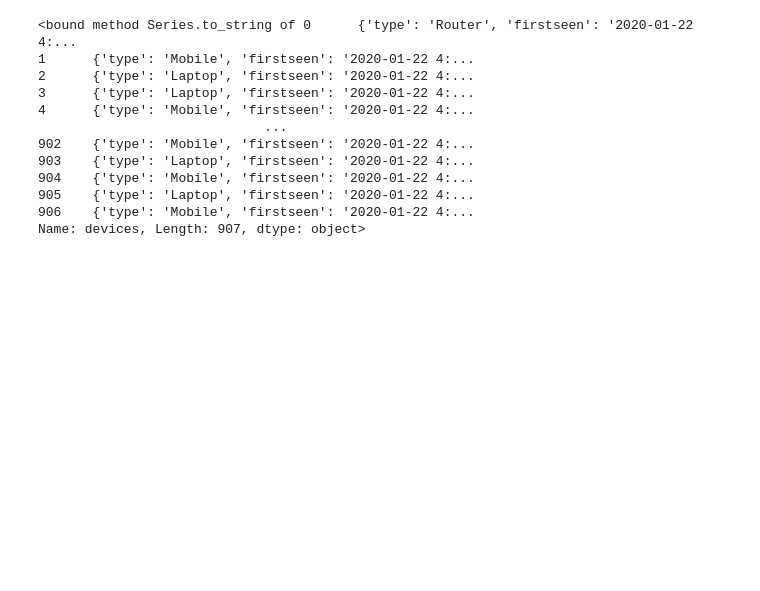
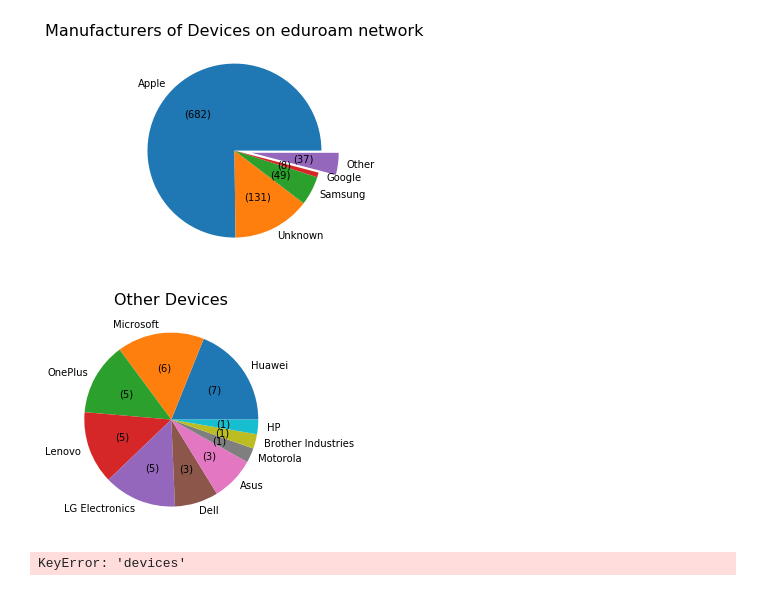
Before and after one commit to danwardvs/NetworkAnalyze, a Jupyter notebook: process.ipynb, the cells around one changed output. Drawn from its saved outputs; the diff is of its cells as text; code cells hidden in the pictures; blank space fills up the shorter version.

Commit message:
pie charts done

```diff
--- a/process.ipynb
+++ b/process.ipynb
@@ -28,15 +1,50 @@ df
+# %%
+import pandas as pd
+import matplotlib.pyplot as plt
+
+
+df = pd.read_json('data/data2.json')
+
+
+
+df = pd.DataFrame([device for device in df.devices])
+
+df['make'].fillna('Unknown',inplace=True)
+
+makes = df['make'].value_counts()
+main = makes[makes > 7]
+other = makes[makes<=7]
+main = main.append(pd.Series([other.sum()],['Other']))
+
+explode = []
+
+for i in range(len(main)-1):
+    explode.append(0)
+explode.append(0.2)
+
+def make_autopct(values):
+    def my_autopct(pct):
+        total = sum(values)
+        val = int(round(pct*total/100.0))
+        return '({v:d})'.format(v=val)
+    return my_autopct
+
+main.plot.pie(explode=explode, autopct = make_autopct(main))
+
+plt.title("Manufacturers of Devices on eduroam network",size=16)
+plt.ylabel("")
+plt.show()
+
+other.plot.pie(autopct = make_autopct(other))
+plt.title("Other Devices",size=16)
+plt.ylabel("")
+
+
+plt.show()
+# %% [output]
+[figure, added]
+[figure, added]
 # %%
 print(df['devices'].to_string)
 # %% [output]
-<bound method Series.to_string of 0      {'type': 'Router', 'firstseen': '2020-01-22 4:...
-1      {'type': 'Mobile', 'firstseen': '2020-01-22 4:...
-2      {'type': 'Laptop', 'firstseen': '2020-01-22 4:...
-3      {'type': 'Laptop', 'firstseen': '2020-01-22 4:...
-4      {'type': 'Mobile', 'firstseen': '2020-01-22 4:...
-                             ...
-902    {'type': 'Mobile', 'firstseen': '2020-01-22 4:...
-903    {'type': 'Laptop', 'firstseen': '2020-01-22 4:...
-904    {'type': 'Mobile', 'firstseen': '2020-01-22 4:...
-905    {'type': 'Laptop', 'firstseen': '2020-01-22 4:...
-906    {'type': 'Mobile', 'firstseen': '2020-01-22 4:...
-Name: devices, Length: 907, dtype: object>
+KeyError: 'devices'
```
Also changed, not shown: parts of 1 cell of this notebook.
